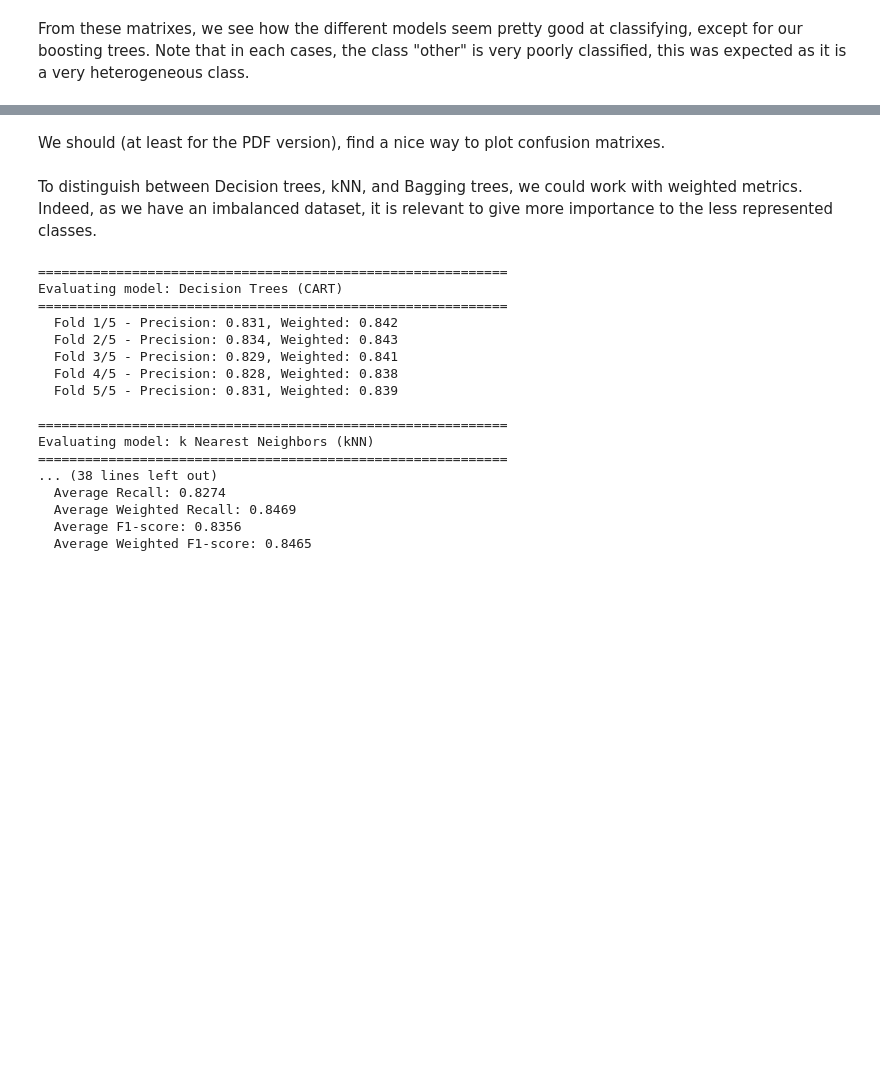
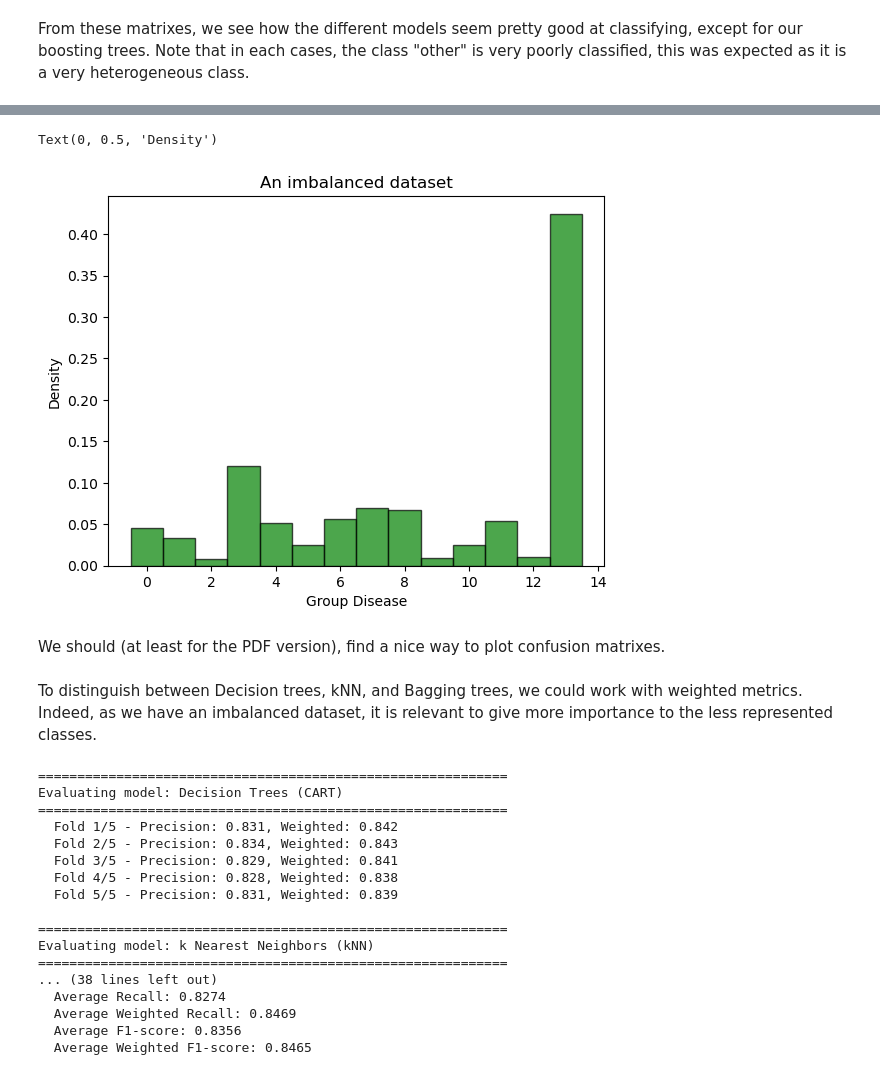
Before and after one commit to anthonyrocher/machine_learning_project, a Jupyter notebook: project.ipynb, the cells around one changed output, grey strips where cells are left out. Cells and saved outputs as stored; diff of their text form; code cells hidden in the pictures; blank space fills up the shorter version.

```diff
--- a/project.ipynb
+++ b/project.ipynb
@@ -545,3 +565,11 @@ We could mention to which extent are our features imbalanced (way too much "othe
+# %%
+plt.hist(df_cleaned["Response"], bins=np.arange(0, 15) - 0.5, edgecolor="black", alpha=0.7, color="green", density=True)
+plt.title("An imbalanced dataset")
+plt.xlabel("Group Disease")
+plt.ylabel("Density")
+# %% [output]
+Text(0, 0.5, 'Density')
+[figure, added]
 # %% [markdown]
 We should (at least for the PDF version), find a nice way to plot confusion matrixes.
 # %% [markdown]
```
Also changed, not shown: parts of 3 cells of this notebook.
